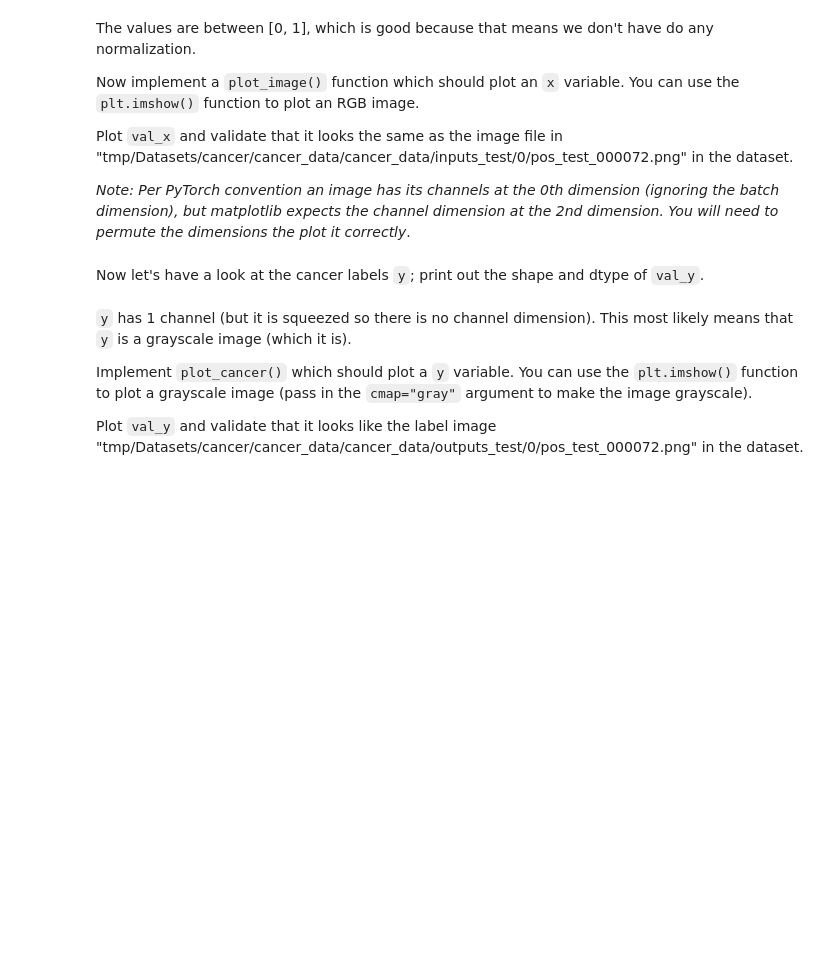
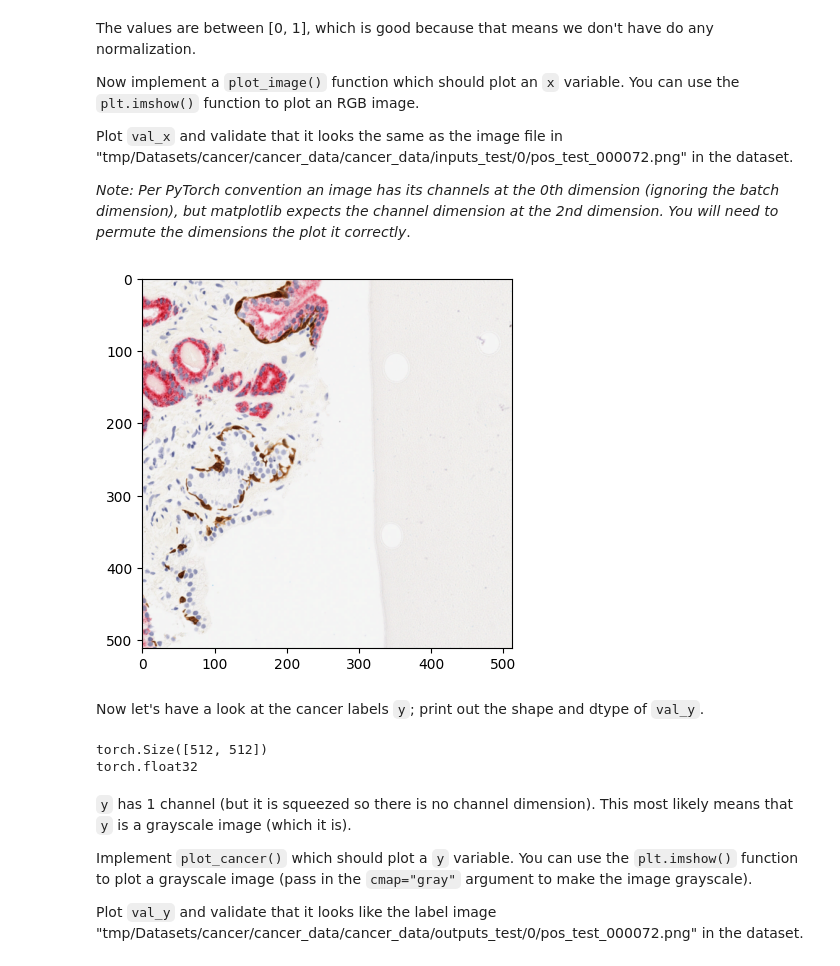
Before and after one commit to AidenEdwards-BYU/CS-474, a Jupyter notebook: lab4_unets.ipynb, the cells around one changed output. Saved outputs shown, nothing was run; the diff lists cells and outputs as text; code cells hidden in the pictures; blank space fills up the shorter version.

```diff
--- a/lab4_unets.ipynb
+++ b/lab4_unets.ipynb
@@ -95,5 +106,7 @@ Print out the lengths of your train and validation datasets, so you know how muc
 Now you should examine a single data instance from the dataset.
 We'll use pos_test_000072.png (`val_dataset[172]`) as an example throughout training.
 Collect the image and the cancer labels from pos_test_000072.png (i.e. `val_x, val_y = val_dataset[172]`).
+# %%
+val_x, val_y = val_dataset[172]
 # %% [markdown]
 Let's analyze the `x` data first. Print out the shape and dtype of `val_x` below.
@@ -116,5 +138,19 @@ def plot_image(x):
+# %%
+def plot_image(x):
+    plt.imshow(x.permute(1,2,0))
+    plt.show()
+
+plot_image(val_x)
+# %% [output]
+[figure, added]
 # %% [markdown]
 Now let's have a look at the cancer labels `y`; print out the shape and dtype of `val_y`.
+# %%
+print(np.shape(val_y))
+print(val_y.dtype)
+# %% [output]
+torch.Size([512, 512])
+torch.float32
 # %% [markdown]
 `y` has 1 channel (but it is squeezed so there is no channel dimension).
 This most likely means that `y` is a grayscale image (which it is).
```
Also changed, not shown: parts of 17 cells of this notebook.
